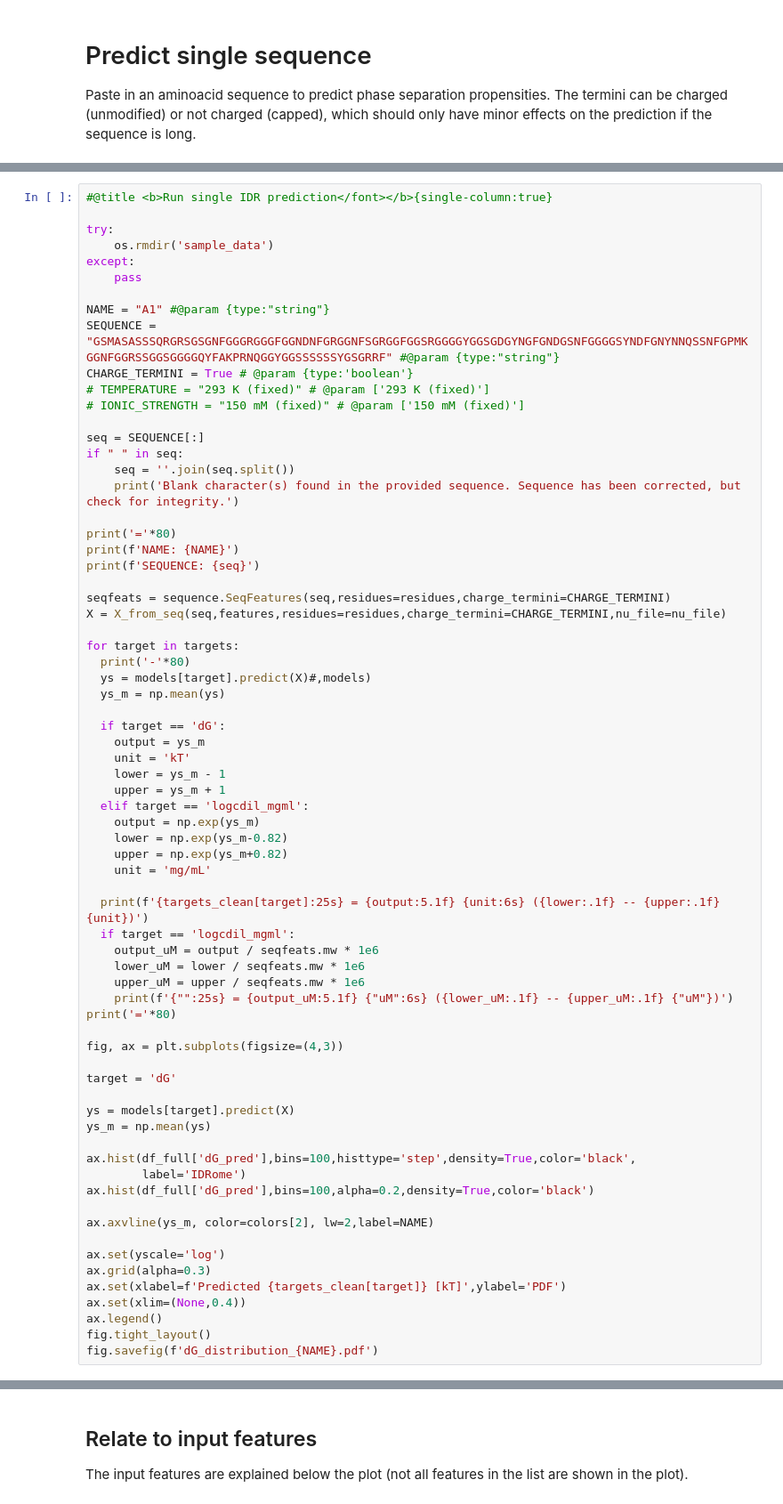
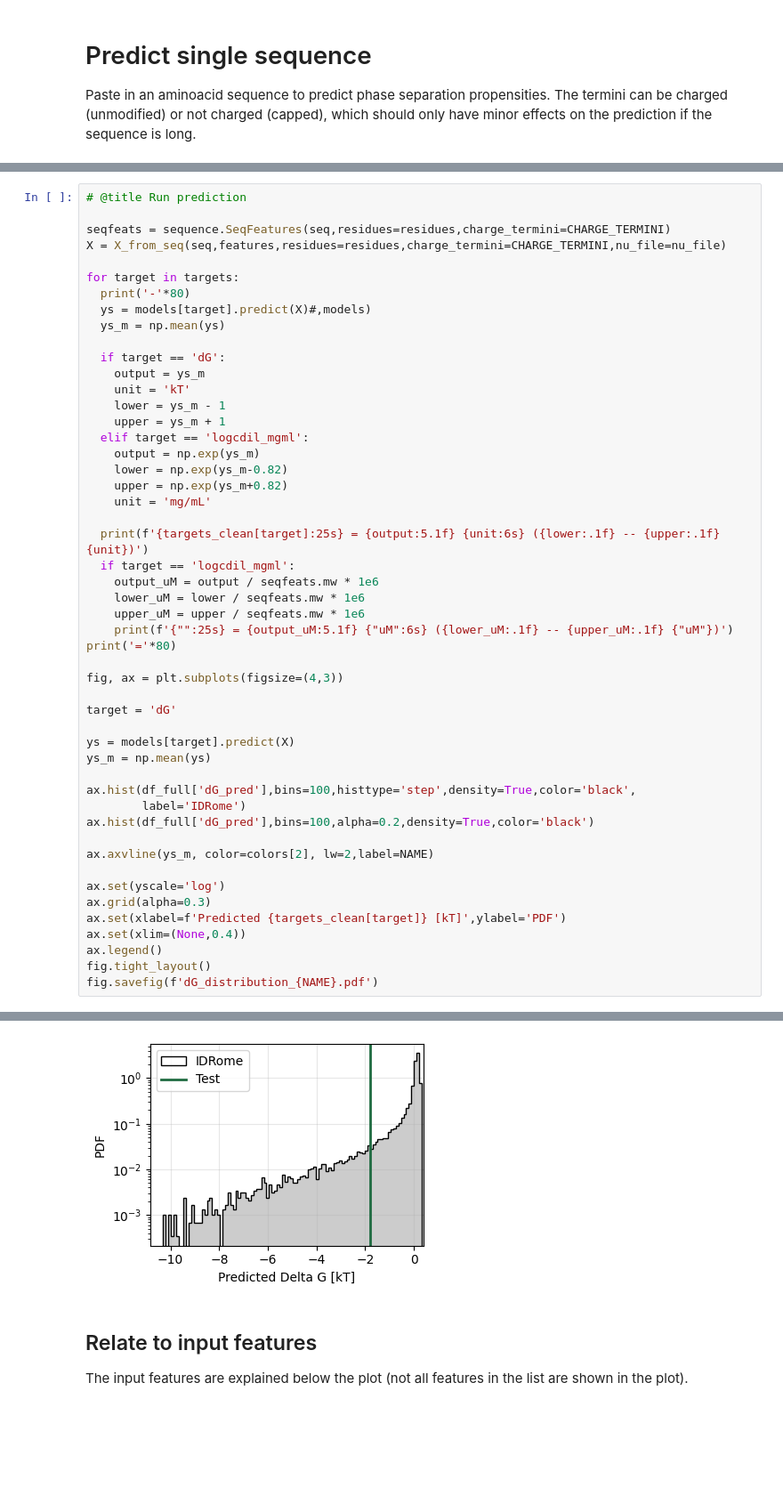
Before and after one commit to sobuelow/cecam, a Jupyter notebook: PSLab_CECAM.ipynb, the cells around one changed output, grey strips where cells are left out. Shown at 89% size. Drawn from its saved outputs; the diff is of its cells as text; blank space fills up the shorter version.

```diff
--- a/PSLab_CECAM.ipynb
+++ b/PSLab_CECAM.ipynb
@@ -118,25 +201,5 @@ Paste in an aminoacid sequence to predict phase separation propensities. The ter
 # %%
-#@title <b>Run single IDR prediction</font></b>{single-column:true}
-
-try:
-    os.rmdir('sample_data')
-except:
-    pass
-
-NAME = "A1" #@param {type:"string"}
-SEQUENCE = "GSMASASSSQRGRSGSGNFGGGRGGGFGGNDNFGRGGNFSGRGGFGGSRGGGGYGGSGDGYNGFGNDGSNFGGGGSYNDFGNYNNQSSNFGPMKGGNFGGRSSGGSGGGGQYFAKPRNQGGYGGSSSSSSYGSGRRF" #@param {type:"string"}
-CHARGE_TERMINI = True # @param {type:'boolean'}
-# TEMPERATURE = "293 K (fixed)" # @param ['293 K (fixed)']
-# IONIC_STRENGTH = "150 mM (fixed)" # @param ['150 mM (fixed)']
-
-seq = SEQUENCE[:]
-if " " in seq:
-    seq = ''.join(seq.split())
-    print('Blank character(s) found in the provided sequence. Sequence has been corrected, but check for integrity.')
-
-print('='*80)
-print(f'NAME: {NAME}')
-print(f'SEQUENCE: {seq}')
+# @title Run prediction
 
 seqfeats = sequence.SeqFeatures(seq,residues=residues,charge_termini=CHARGE_TERMINI)
 X = X_from_seq(seq,features,residues=residues,charge_termini=CHARGE_TERMINI,nu_file=nu_file)
@@ -185,3 +248,4 @@ ax.set(xlim=(None,0.4))
 ax.legend()
 fig.tight_layout()
 fig.savefig(f'dG_distribution_{NAME}.pdf')
+# %% [output]
@@ -188,3 +258,4 @@ fig.savefig(f'dG_distribution_{NAME}.pdf')
+[figure, added]
 # %% [markdown]
 ## Relate to input features
 
```
Also changed, not shown: parts of 4 cells of this notebook.
